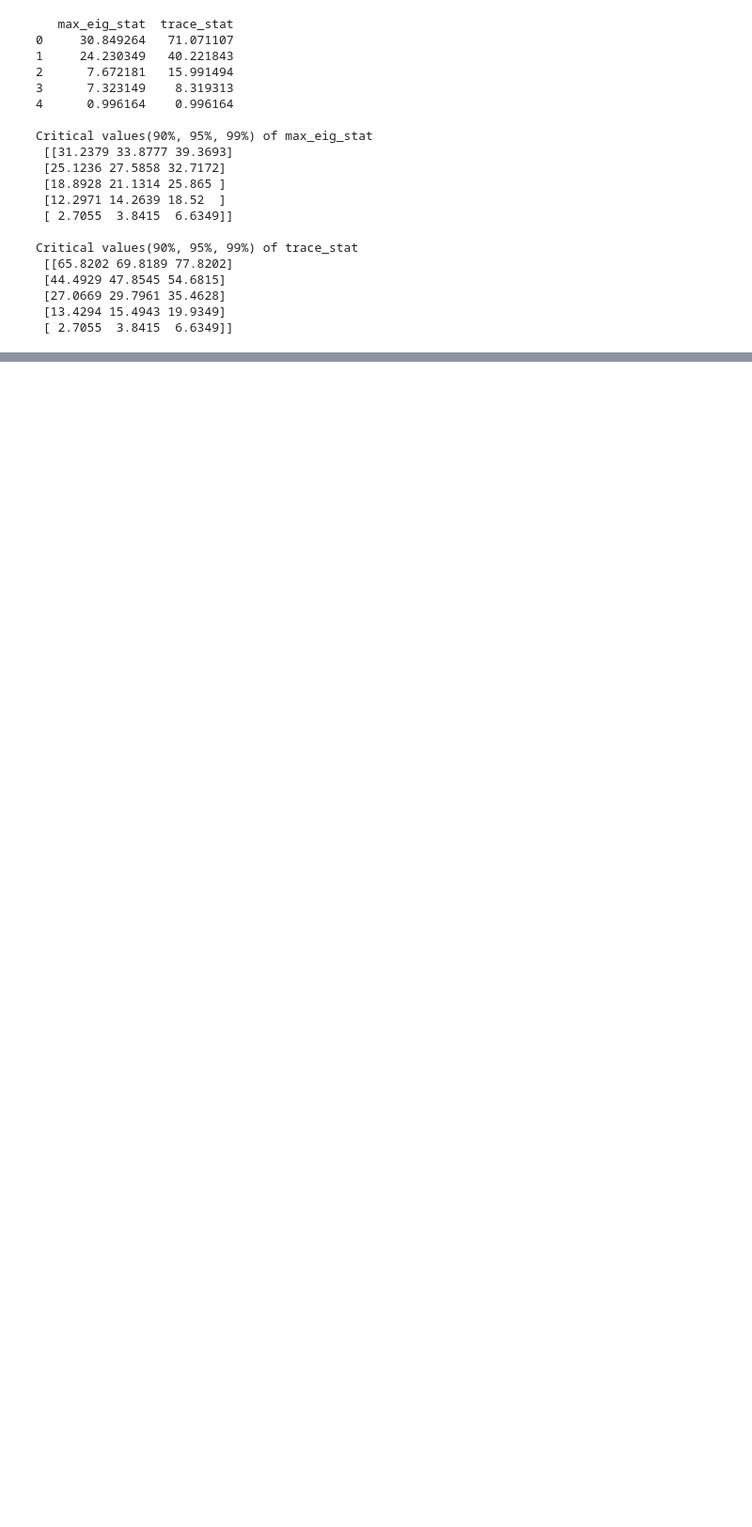
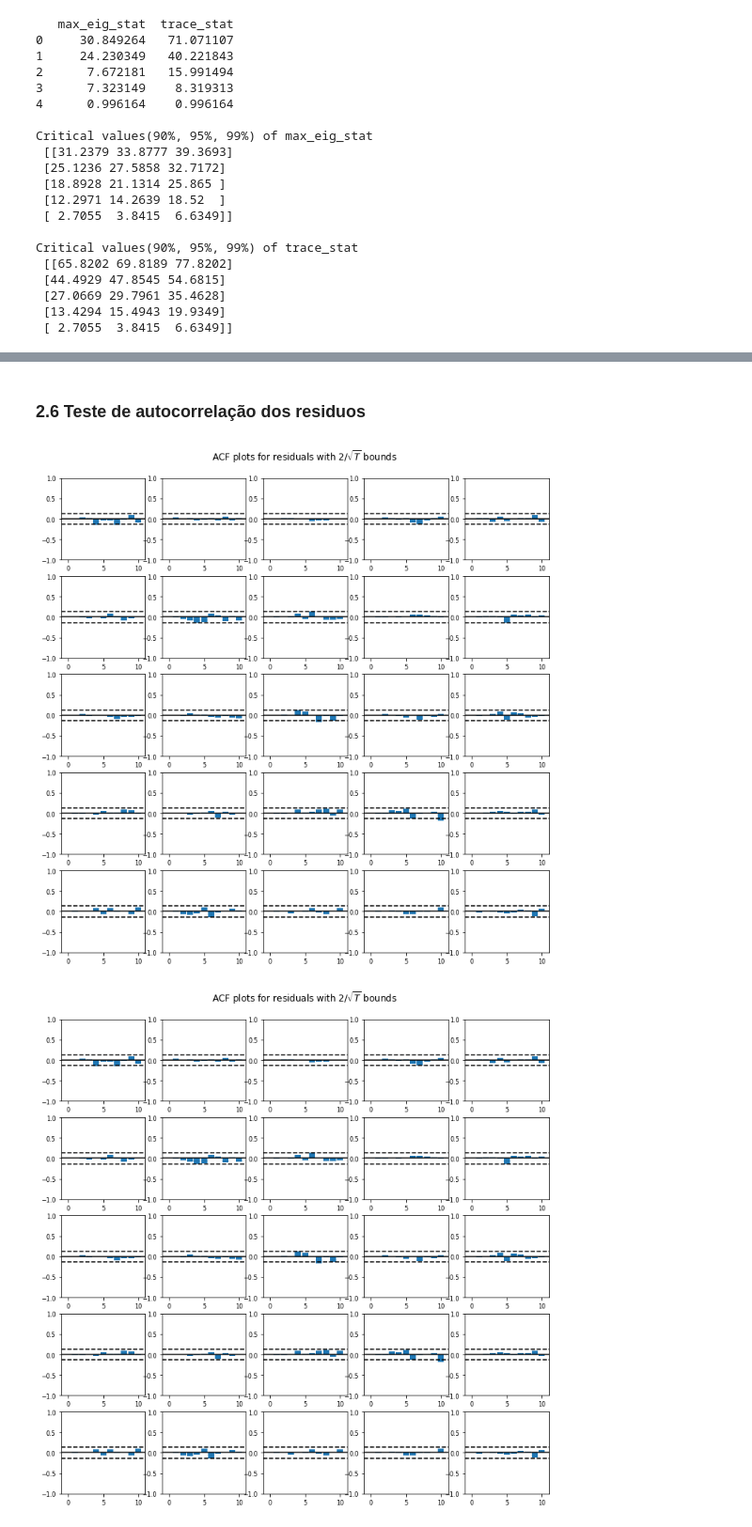
Before and after one commit to vasconceloslz/dados, a Jupyter notebook: Séries.ipynb, the cells around one changed output, grey strips where cells are left out. Shown at 94% size. Cells and saved outputs as stored; diff of their text form; code cells hidden in the pictures; blank space fills up the shorter version.

```diff
--- a/Séries.ipynb
+++ b/Séries.ipynb
@@ -1247,0 +1373,10 @@ Ibov   ::  1.0       > 3.8415    =>   False
+# %%
+model_2 = VAR(df_differenced)
+# %%
+for i in [1,2,3,4,5,6,7,8,9]:
+    result = model_2.fit(i)
+    print('Lag Order =', i)
+    print('AIC : ', result.aic)
+    print('BIC : ', result.bic)
+    print('FPE : ', result.fpe)
+    print('HQIC: ', result.hqic, '\n')
@@ -1247,0 +1403,2 @@ Ibov   ::  1.0       > 3.8415    =>   False
+# %%
+results = model_2.fit(3)
@@ -1247,0 +1425,7 @@ Ibov   ::  1.0       > 3.8415    =>   False
+# %% [markdown]
+### 2.6 Teste de autocorrelação dos residuos ###
+# %%
+results.plot_acorr()
+# %% [output]
+[figure, added]
+[figure, added]
```
Also changed, not shown: parts of 63 cells of this notebook.
